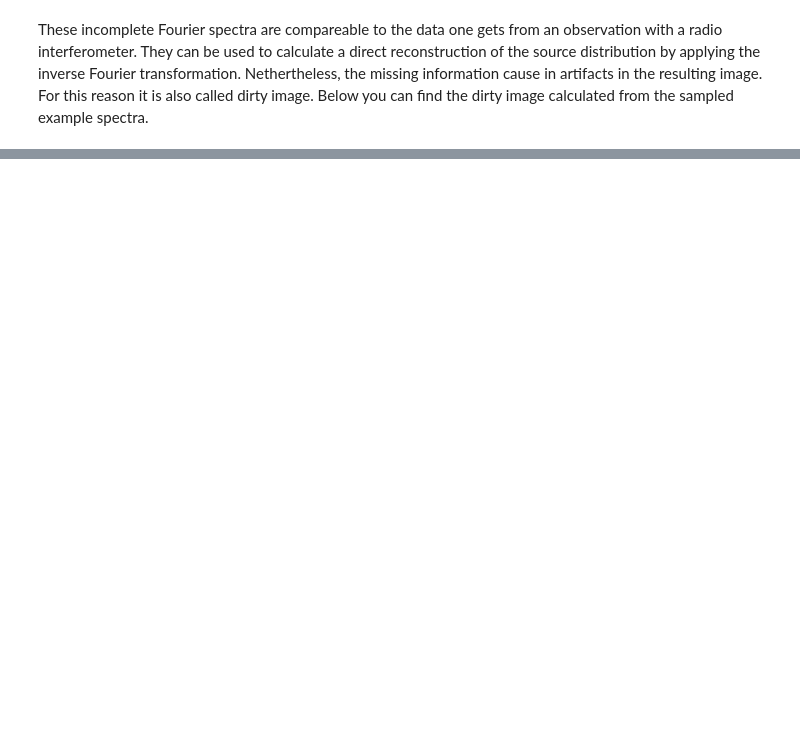
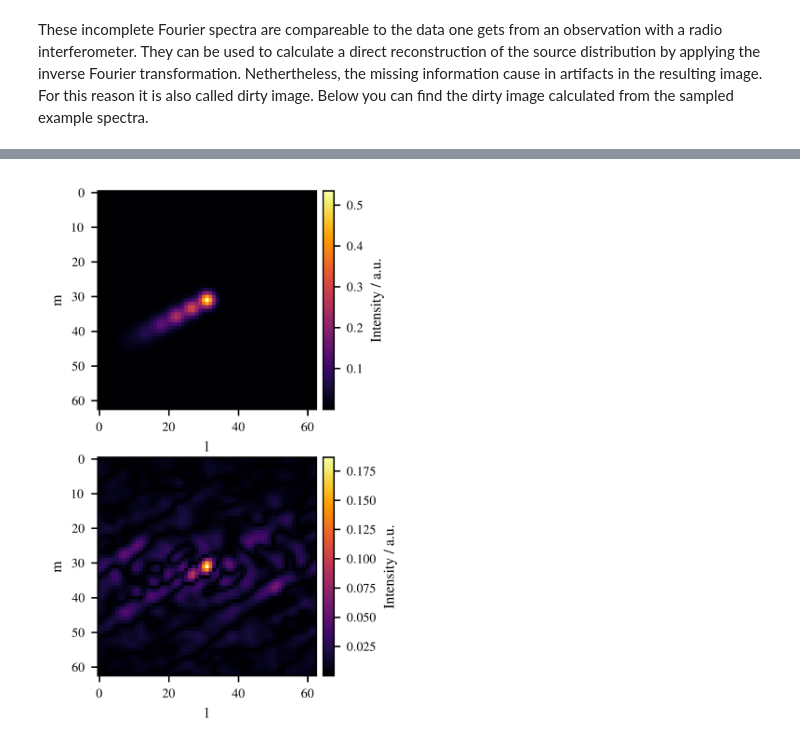
Before and after one commit to radionets-project/radionets, a Jupyter notebook: examples/00_observation_simulation.ipynb, the cells around one changed output, grey strips where cells are left out. Cells and saved outputs as stored; diff of their text form; code cells hidden in the pictures; blank space fills up the shorter version.

```diff
--- a/examples/00_observation_simulation.ipynb
+++ b/examples/00_observation_simulation.ipynb
@@ -221,0 +223,6 @@ plot_source(recons, log=False, out_path="./build/simulation_visualization/recons
+# %%
+from radionets.simulations.visualize_simulations import plot_comparison
+plt.style.use('./paper_long.rc')
+plot_comparison(sim_source, recons, log=False, out_path="./build/simulation_visualization/comparison.pdf")
+# %% [output]
+[figure, added]
```
Also changed, not shown: parts of 7 cells of this notebook, 2 other files.
